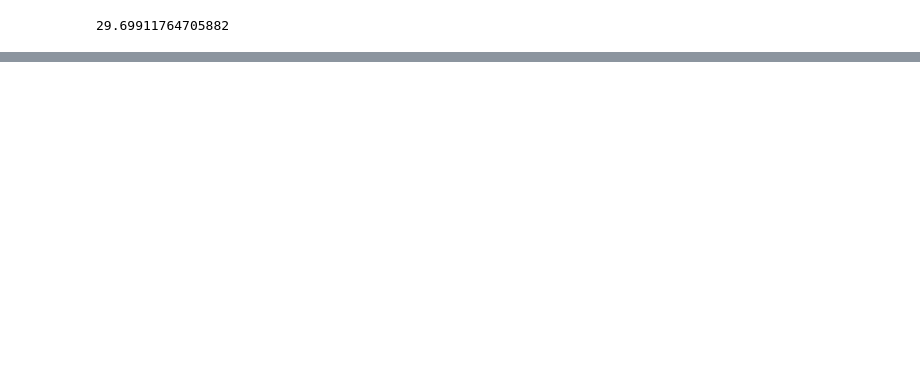
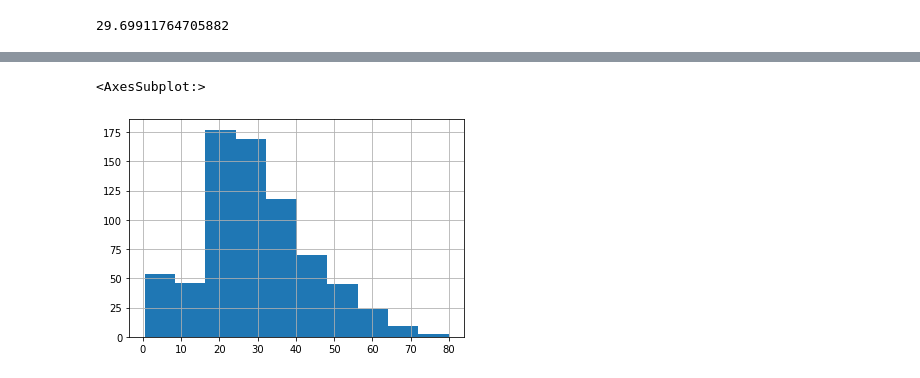
Before and after one commit to gabrieltorres519/Curso_ML_Python_Programador_IA, a Jupyter notebook: Pandas/2_Visualización_de_un_dataset.ipynb, the cells around one changed output, grey strips where cells are left out. Drawn from its saved outputs; the diff is of its cells as text; code cells hidden in the pictures; blank space fills up the shorter version.

```diff
--- a/Pandas/2_Visualización_de_un_dataset.ipynb
+++ b/Pandas/2_Visualización_de_un_dataset.ipynb
@@ -139,0 +149,9 @@ dataset["Age"].mean()
+# %%
+# Uso de hist() para datos en un dataframe, nótese que es el tipo de gráfico ideal para la edad
+# ya que hay 175 personas en el dataset y las edades van de 2 a 80 años. Una distribución de la
+# frecuencia con la que se repiten los valores de la columna
+
+dataset["Age"].hist()
+# %% [output]
+<AxesSubplot:>
+[figure, added]
```
Also changed, not shown: parts of 2 cells of this notebook.
